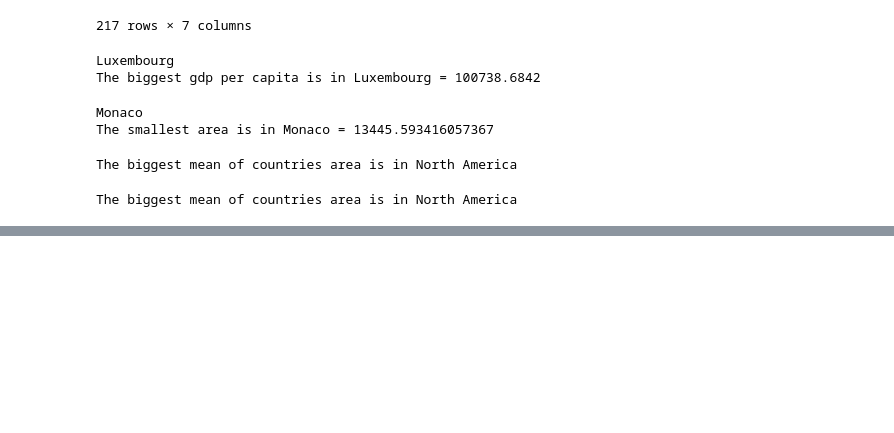
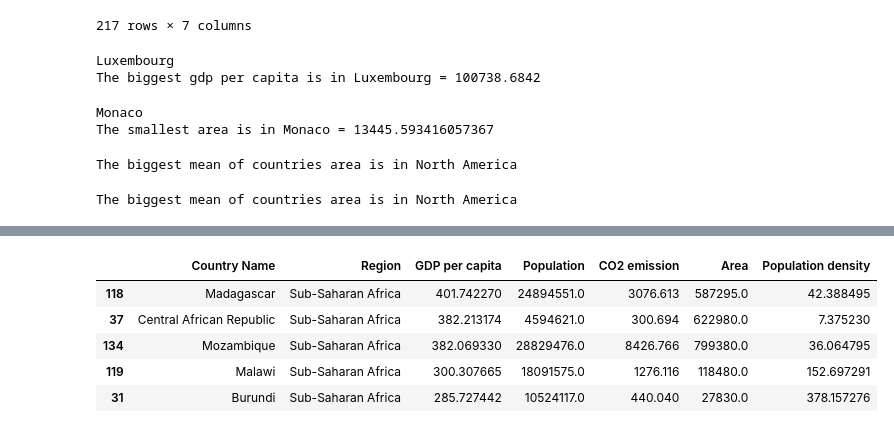
Before and after one commit to lexababashev/DA, a Jupyter notebook: 3lab/main.ipynb, the cells around one changed output, grey strips where cells are left out. Drawn from its saved outputs; the diff is of its cells as text; code cells hidden in the pictures; blank space fills up the shorter version.

```diff
--- a/3lab/main.ipynb
+++ b/3lab/main.ipynb
@@ -251,0 +303,9 @@ The biggest mean of countries area is in North America
+# %%
+sorted_by_gdp.tail(5)
+# %% [output]
+|  | Country Name | Region | GDP per capita | Population | CO2 emission | Area | Population density |
+| 118 | Madagascar | Sub-Saharan Africa | 401.742270 | 24894551.0 | 3076.613 | 587295.0 | 42.388495 |
+| 37 | Central African Republic | Sub-Saharan Africa | 382.213174 | 4594621.0 | 300.694 | 622980.0 | 7.375230 |
+| 134 | Mozambique | Sub-Saharan Africa | 382.069330 | 28829476.0 | 8426.766 | 799380.0 | 36.064795 |
+| 119 | Malawi | Sub-Saharan Africa | 300.307665 | 18091575.0 | 1276.116 | 118480.0 | 152.697291 |
+| 31 | Burundi | Sub-Saharan Africa | 285.727442 | 10524117.0 | 440.040 | 27830.0 | 378.157276 |
```
Also changed, not shown: parts of 7 cells of this notebook.
